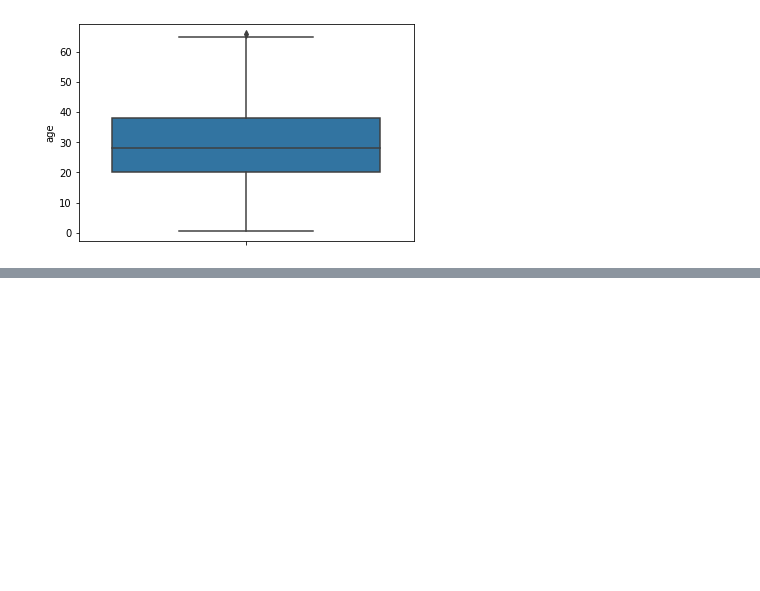
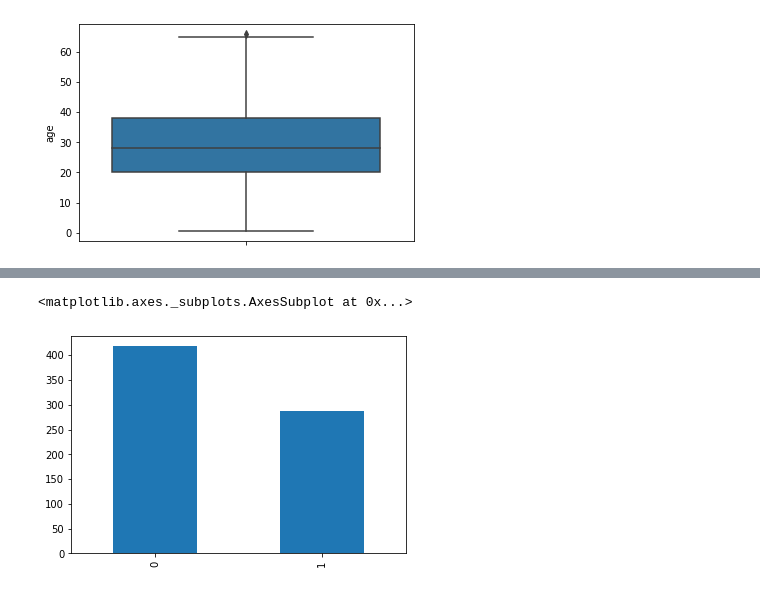
Before and after one commit to iqrarkhan123/datascience, a Jupyter notebook: EDA.ipynb, the cells around one changed output, grey strips where cells are left out. Drawn from its saved outputs; the diff is of its cells as text; code cells hidden in the pictures; blank space fills up the shorter version.

```diff
--- a/EDA.ipynb
+++ b/EDA.ipynb
@@ -229,0 +235,6 @@ sns.boxplot(data=bs,y="age")
+# %%
+# count plot
+pd.value_counts(bs["survived"]).plot.bar()
+# %% [output]
+<matplotlib.axes._subplots.AxesSubplot at 0x...>
+[figure, added]
```
Also changed, not shown: parts of 9 cells of this notebook.
